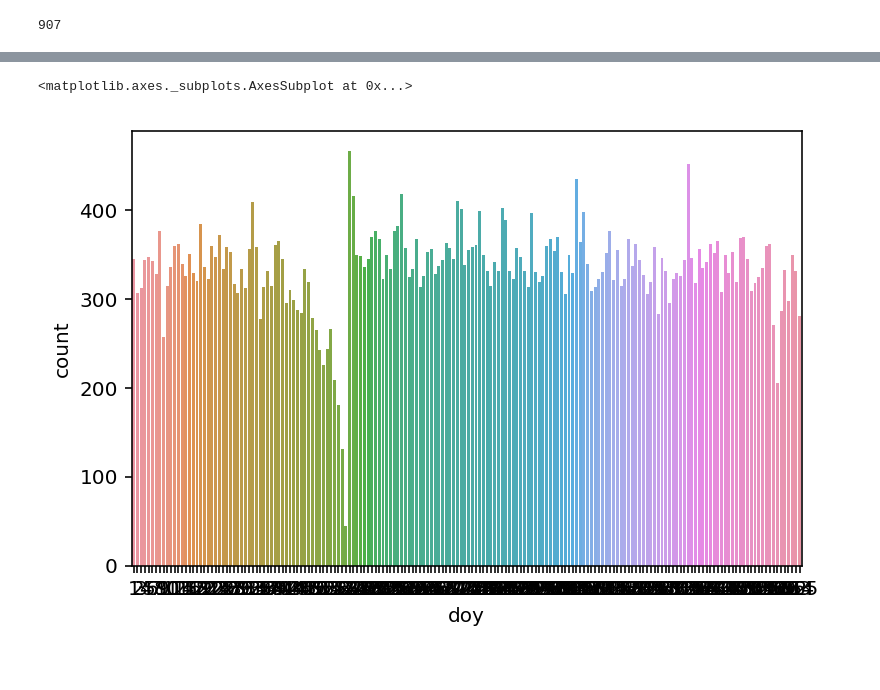
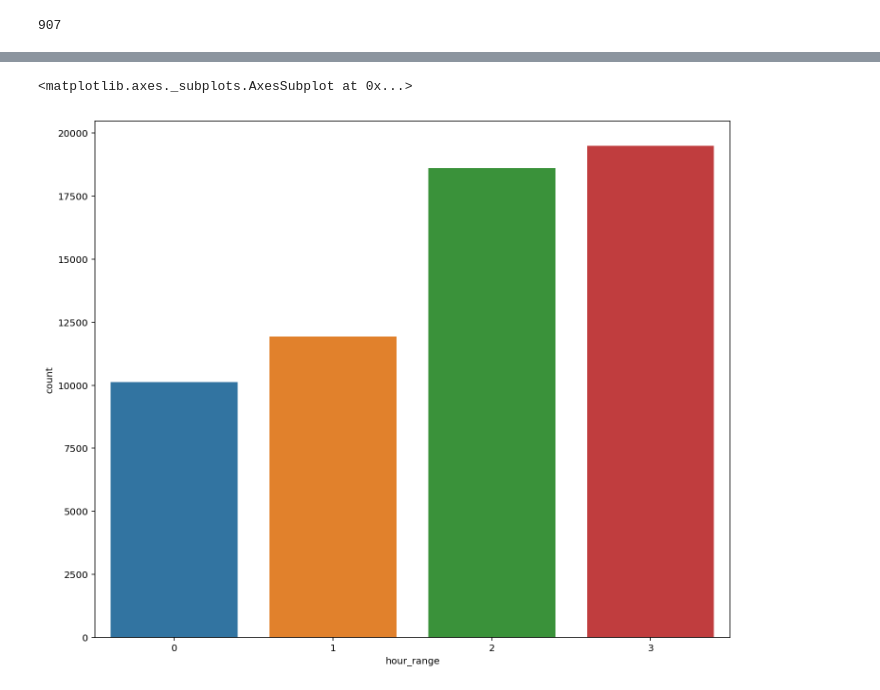
Before and after one commit to t5hua/crime_mapping_ece180_16, a Jupyter notebook: tim.ipynb, the cells around one changed output, grey strips where cells are left out. Drawn from its saved outputs; the diff is of its cells as text; code cells hidden in the pictures.

```diff
--- a/tim.ipynb
+++ b/tim.ipynb
@@ -62,6 +62,22 @@ def doy(row):
 
 
 df['doy'] = df.apply(doy, axis=1)
+
+
+def month(row):
+    m = row['time_fix']
+    return m.month
+
+
+df['month'] = df.apply(month, axis=1)
+
+
+def hour(row):
+    h = row['time_fix']
+    return h.hour
+
+
+df['hour'] = df.apply(hour, axis=1)
 # %%
 dto = datetime.strptime('2/3/2018 16:30:00', "%m/%d/%Y %H:%M:%S")
 dto.weekday()
@@ -141,5 +207,20 @@ sns.countplot(y='type', data=df.dropna(), order=df['type'].value_counts().index,
+# %%
+def hour_range(row):
+    h = row['time_fix']
+    h = h.hour
+    if 0 <= h < 6:
+        return 0
+    if 6 <= h < 12:
+        return 1
+    if 12 <= h < 18:
+        return 2
+    else:
+        return 3
+
+
+df['hour_range'] = df.apply(hour_range, axis=1)
 # %%
-sns.countplot(x='doy', data=df)
+sns.countplot(x='hour_range', data=df)
 # %% [output]
 <matplotlib.axes._subplots.AxesSubplot at 0x...>
-[figure, old version]
+[figure, new version]
```
Also changed, not shown: parts of 5 cells of this notebook, 3 other files.
